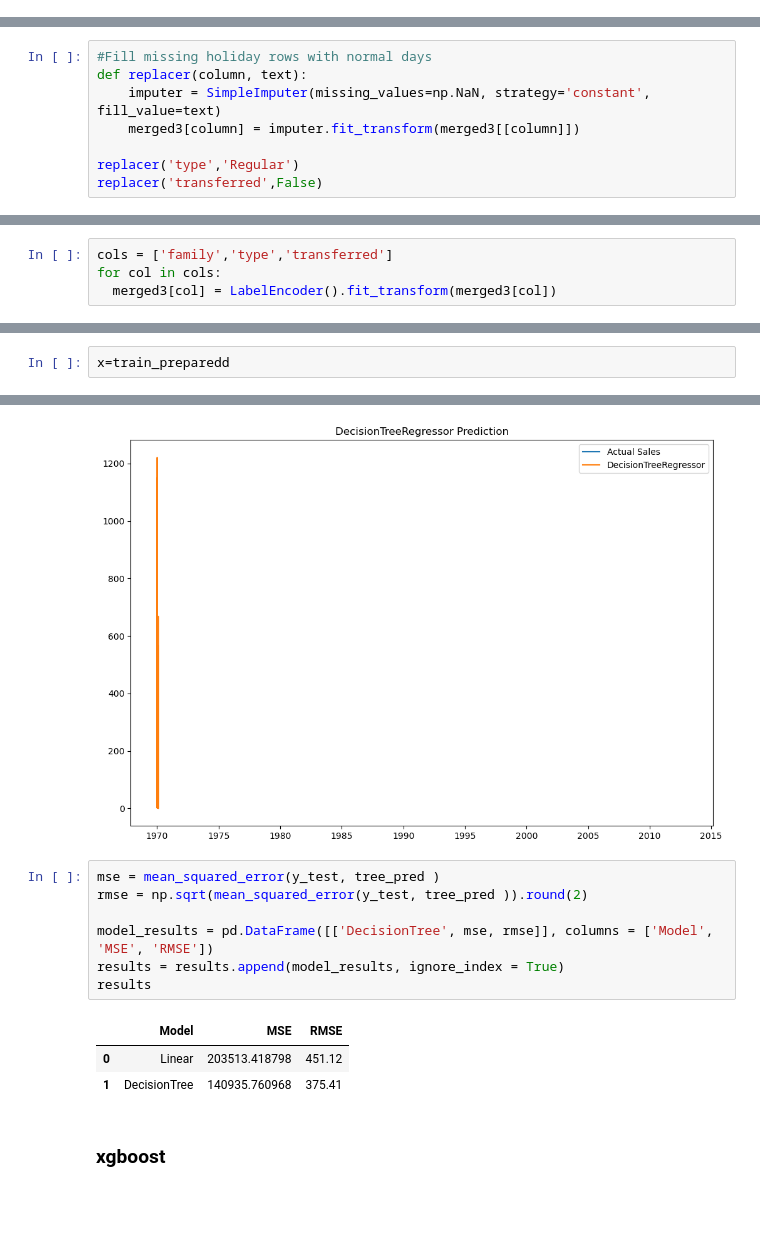
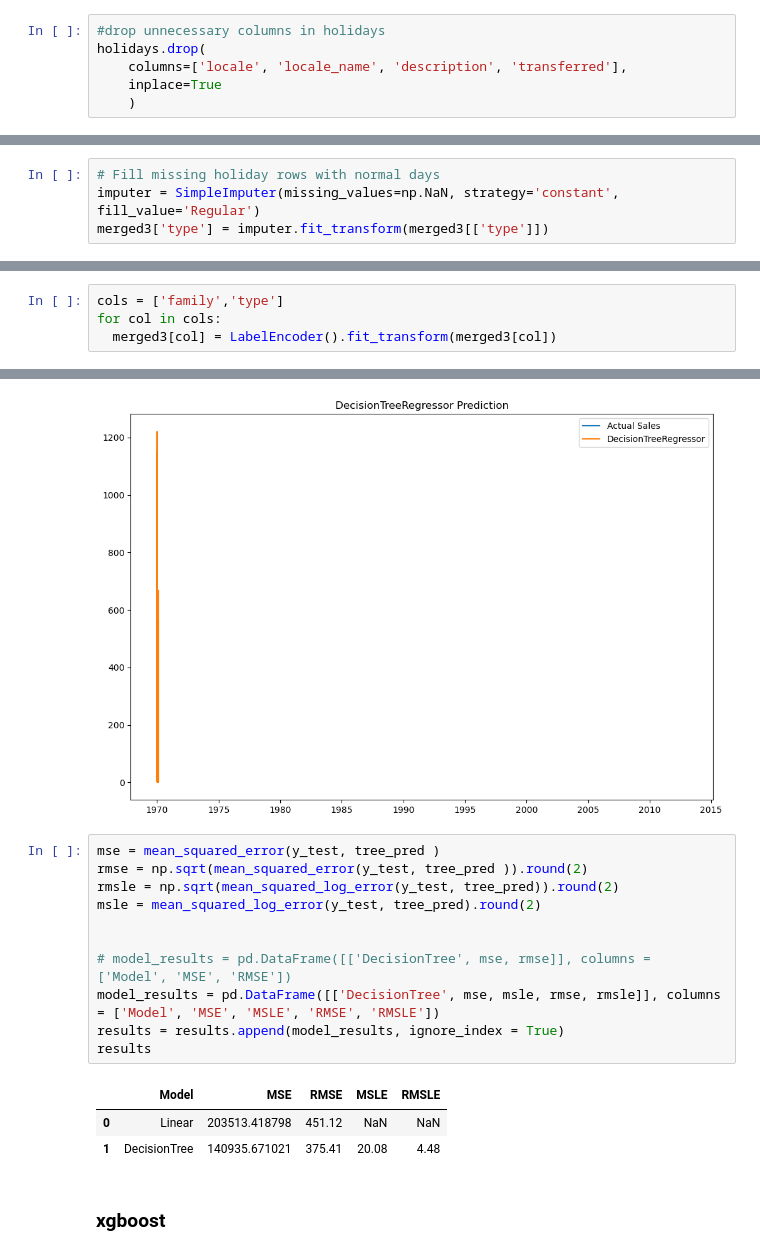
Before and after one commit to ikoghoemmanuell/Time-Series-Forecasting-of-Store-Sales, a Jupyter notebook: teamNice-LP2 - Copy.ipynb, the cells around one changed output, grey strips where cells are left out. Drawn from its saved outputs; the diff is of its cells as text; blank space fills up the shorter version.

```diff
--- a/teamNice-LP2 - Copy.ipynb
+++ b/teamNice-LP2 - Copy.ipynb
@@ -184,6 +203,12 @@ holidays.drop(
 # delete rows with transferred as true
 transferred_true = holidays[ (holidays['transferred'] == True)].index
 holidays.drop(transferred_true , inplace=True)
+# %%
+#drop unnecessary columns in holidays
+holidays.drop(
+    columns=['locale', 'locale_name', 'description', 'transferred'],
+    inplace=True
+    )
 # %%
 #the id column doesn't give additional info, so we drop it
 train.drop(columns=['id'], inplace=True)
@@ -600,13 +623,9 @@ merged3['onpromotion'] = merged3['onpromotion'].interpolate(method='linear')
 # %% [markdown]
 since non-holidays are regular days, let's impute these 3 columns
 # %%
-#Fill missing holiday rows with normal days
-def replacer(column, text):
-    imputer = SimpleImputer(missing_values=np.NaN, strategy='constant', fill_value=text)
-    merged3[column] = imputer.fit_transform(merged3[[column]])
-
-replacer('type','Regular')
-replacer('transferred',False)
+# Fill missing holiday rows with normal days
+imputer = SimpleImputer(missing_values=np.NaN, strategy='constant', fill_value='Regular')
+merged3['type'] = imputer.fit_transform(merged3[['type']])
 # %% [markdown]
 the remaining columns have more null values, so let's check which method is best
 
@@ -677,5 +695,5 @@ merged3.head(2)
 # %%
-cols = ['family','type','transferred']
+cols = ['family','type']
 for col in cols:
   merged3[col] = LabelEncoder().fit_transform(merged3[col])
 # %%
@@ -717,5 +712,3 @@ train_preparedd
-# %%
-x=train_preparedd
 # %%
 # Split data into Train Test
 X_train, X_test, y_train, y_test = x[42:], x[:42], y[42:], y[:42]
@@ -775,14 +768,18 @@ plt.show()
 # %%
 mse = mean_squared_error(y_test, tree_pred )
 rmse = np.sqrt(mean_squared_error(y_test, tree_pred )).round(2)
+rmsle = np.sqrt(mean_squared_log_error(y_test, tree_pred)).round(2)
+msle = mean_squared_log_error(y_test, tree_pred).round(2)
 
-model_results = pd.DataFrame([['DecisionTree', mse, rmse]], columns = ['Model', 'MSE', 'RMSE'])
+
+# model_results = pd.DataFrame([['DecisionTree', mse, rmse]], columns = ['Model', 'MSE', 'RMSE'])
+model_results = pd.DataFrame([['DecisionTree', mse, msle, rmse, rmsle]], columns = ['Model', 'MSE', 'MSLE', 'RMSE', 'RMSLE'])
 results = results.append(model_results, ignore_index = True)
 results
 # %% [output]
-|  | Model | MSE | RMSE |
-| 0 | Linear | 203513.418798 | 451.12 |
-| 1 | DecisionTree | 140935.760968 | 375.41 |
+|  | Model | MSE | RMSE | MSLE | RMSLE |
+| 0 | Linear | 203513.418798 | 451.12 | NaN | NaN |
+| 1 | DecisionTree | 140935.671021 | 375.41 | 20.08 | 4.48 |
 # %% [markdown]
 ### xgboost
 # %%
```
Also changed, not shown: parts of 48 cells of this notebook.
